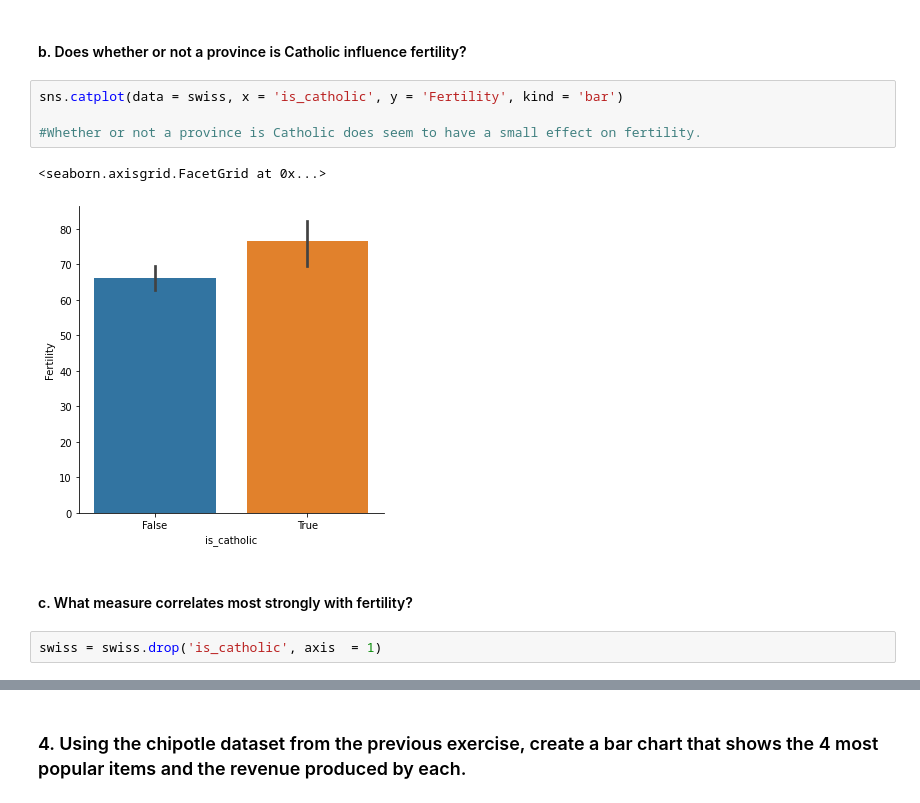
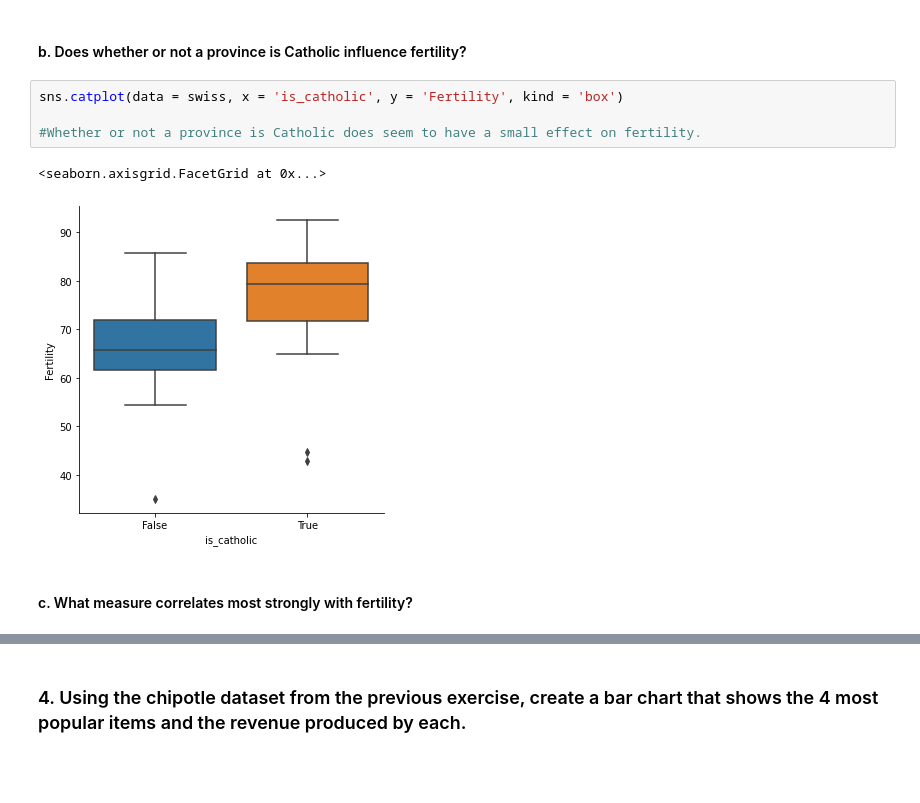
Before and after one commit to greg-maggard/numpy_pandas_visualization_exercises, a Jupyter notebook: seaborn_exercises.ipynb, the cells around one changed output, grey strips where cells are left out. Cells and saved outputs as stored; diff of their text form; blank space fills up the shorter version.

```diff
--- a/seaborn_exercises.ipynb
+++ b/seaborn_exercises.ipynb
@@ -249,16 +260,14 @@ swiss
 # %% [markdown]
 #### b. Does whether or not a province is Catholic influence fertility?
 # %%
-sns.catplot(data = swiss, x = 'is_catholic', y = 'Fertility', kind = 'bar')
+sns.catplot(data = swiss, x = 'is_catholic', y = 'Fertility', kind = 'box')
 
 #Whether or not a province is Catholic does seem to have a small effect on fertility.
 # %% [output]
 <seaborn.axisgrid.FacetGrid at 0x...>
-[figure, old version]
+[figure, new version]
 # %% [markdown]
 #### c. What measure correlates most strongly with fertility?
-# %%
-swiss = swiss.drop('is_catholic', axis  = 1)
 # %%
 #COME BACK AND LOOK AT HOW ILOC WORKS
 
```
Also changed, not shown: parts of 17 cells of this notebook, 2 other files.
